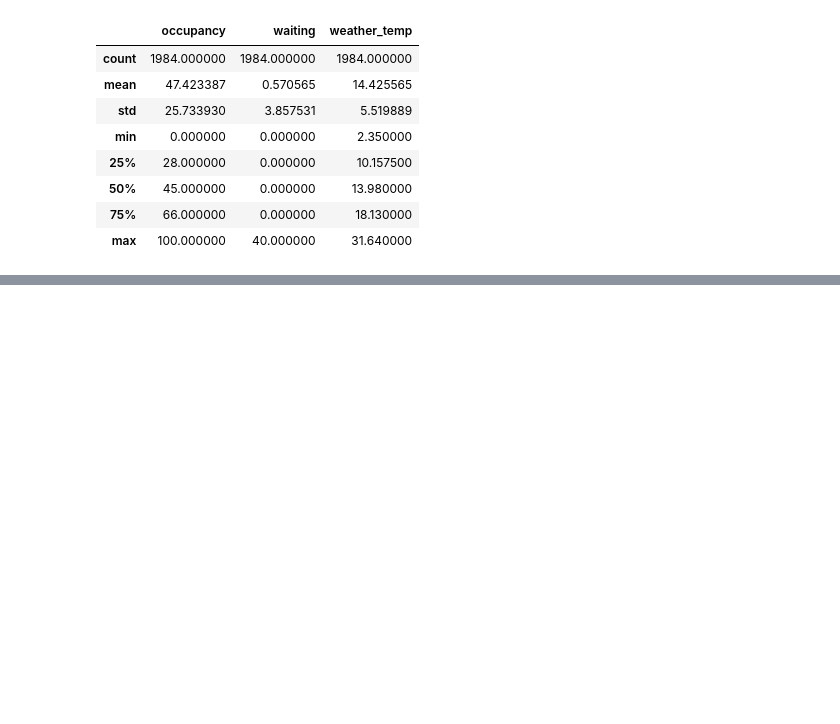
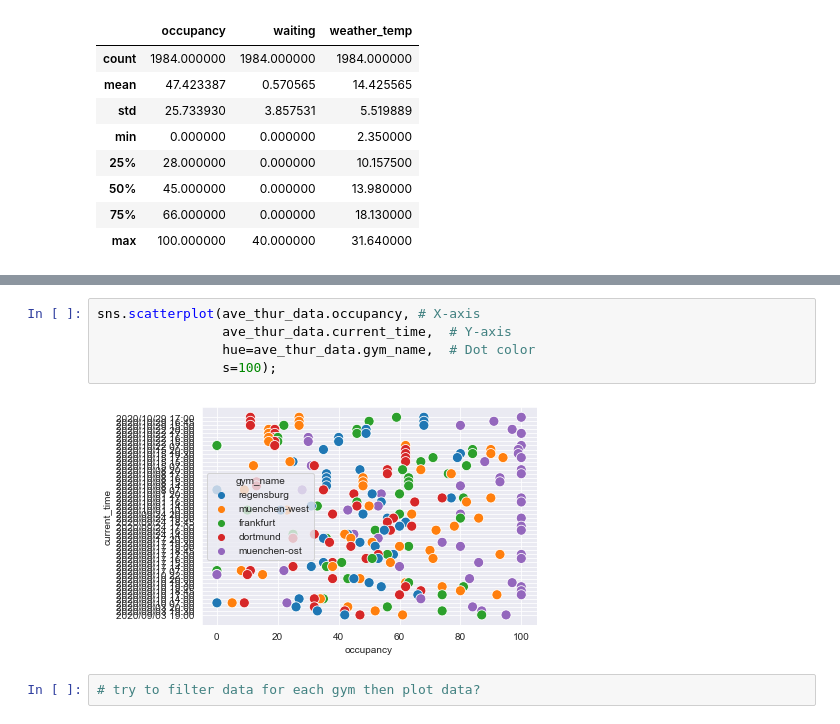
Before and after one commit to anebz/boulder, a Jupyter notebook: notebooks/average_data_for_specific_day.ipynb, the cells around one changed output, grey strips where cells are left out. Drawn from its saved outputs; the diff is of its cells as text; blank space fills up the shorter version.

```diff
--- a/notebooks/average_data_for_specific_day.ipynb
+++ b/notebooks/average_data_for_specific_day.ipynb
@@ -118,0 +71,9 @@ avg_data_day('Monday')
+# %%
+sns.scatterplot(ave_thur_data.occupancy, # X-axis
+                ave_thur_data.current_time,  # Y-axis
+                hue=ave_thur_data.gym_name,  # Dot color
+                s=100);
+# %% [output]
+[figure, added]
+# %%
+# try to filter data for each gym then plot data?
```
Also changed, not shown: parts of 13 cells of this notebook.
